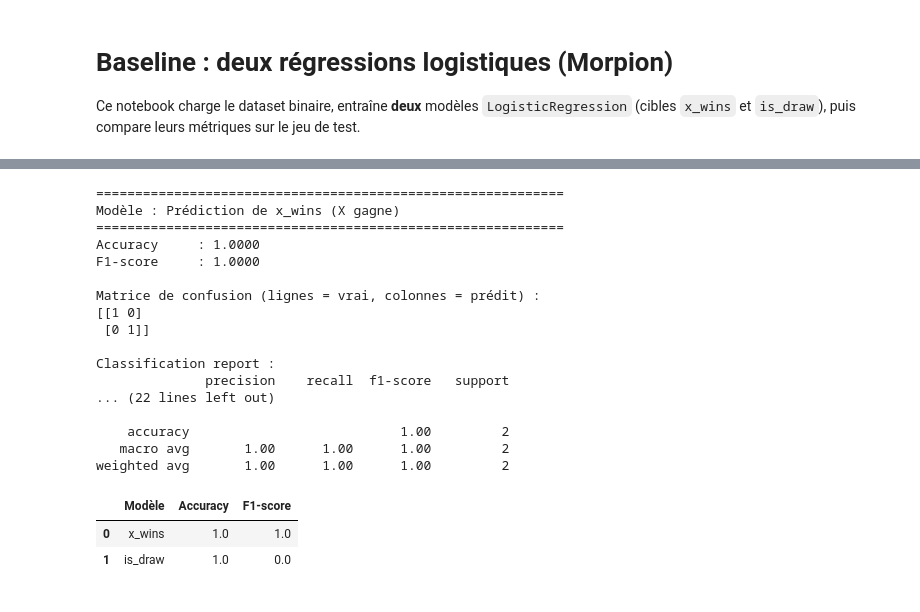
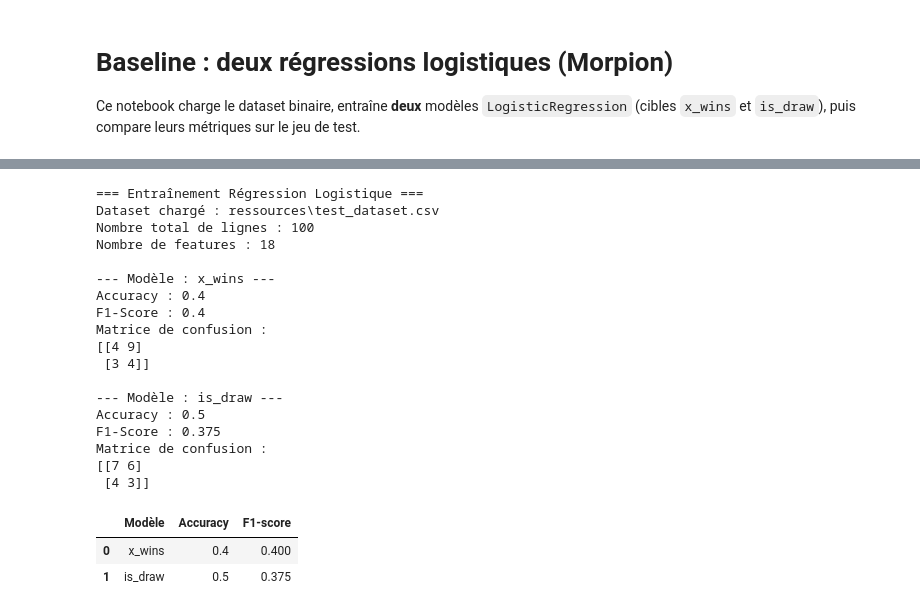
Before and after one commit to FetraFex/ml-examen, a Jupyter notebook: baseline_logistic_regression.ipynb, the cells around one changed output, grey strips where cells are left out. Drawn from its saved outputs; the diff is of its cells as text; code cells hidden in the pictures.

```diff
--- a/baseline_logistic_regression.ipynb
+++ b/baseline_logistic_regression.ipynb
@@ -81,7 +75,8 @@ def evaluate_binary_classifier(y_true, y_pred, model_name: str) -> None:
 # ---------------------------------------------------------------------------
 # 1) Chargement du dataset
 # ---------------------------------------------------------------------------
-df = load_dataset(DATA_PATH)
-print(f"Forme du dataset : {df.shape[0]} lignes, {df.shape[1]} colonnes")
+df, dataset_path = load_dataset()
+print(f"Dataset chargé : {dataset_path}")
+print(f"Nombre total de lignes : {len(df)}")
 df.head()
 # %% [output]
@@ -96,4 +92,10 @@ Forme du dataset : 10 lignes, 20 colonnes
 # ---------------------------------------------------------------------------
 # 2) Séparation features / cibles
 # ---------------------------------------------------------------------------
-X, y_xwins, y_draw = split_features_and_targets(df)
+X = df[FEATURE_COLS]
+
+y_x_wins = df[TARGET_X_WINS]
+y_is_draw = df[TARGET_IS_DRAW]
+
+print(f"Nombre de features : {X.shape[1]}")
+print("Colonnes cibles :", [TARGET_X_WINS, TARGET_IS_DRAW])
@@ -129,5 +127,8 @@ Train : 8 échantillons | Test : 2 échantillons
 # ---------------------------------------------------------------------------
 # 4) Entraînement : deux LogisticRegression indépendantes
 # ---------------------------------------------------------------------------
-model_xwins = train_logistic_regression(X_train, y_xwins_train, random_state=RANDOM_STATE)
-model_draw = train_logistic_regression(X_train, y_draw_train, random_state=RANDOM_STATE)
+model_x_wins = LogisticRegression(max_iter=1000)
+model_is_draw = LogisticRegression(max_iter=1000)
+
+model_x_wins.fit(X_train, y_x_train)
+model_is_draw.fit(X_train, y_draw_train)
@@ -135,52 +138,58 @@ model_draw = train_logistic_regression(X_train, y_draw_train, random_state=RANDO
 # ---------------------------------------------------------------------------
 # 5) Prédictions sur le jeu de test
 # ---------------------------------------------------------------------------
-y_xwins_pred = model_xwins.predict(X_test)
-y_draw_pred = model_draw.predict(X_test)
+pred_x_wins = model_x_wins.predict(X_test)
+pred_is_draw = model_is_draw.predict(X_test)
 # %%
 # ---------------------------------------------------------------------------
 # 6) Évaluation et comparaison des deux modèles
 # ---------------------------------------------------------------------------
-evaluate_binary_classifier(y_xwins_test, y_xwins_pred, "Prédiction de x_wins (X gagne)")
+print("=== Entraînement Régression Logistique ===")
+print(f"Dataset chargé : {dataset_path}")
+print(f"Nombre total de lignes : {len(df)}")
+print(f"Nombre de features : {X.shape[1]}\n")
+
+evaluate_binary_classifier(y_x_test, pred_x_wins, "x_wins")
 print()
-evaluate_binary_classifier(y_draw_test, y_draw_pred, "Prédiction de is_draw (match nul)")
+evaluate_binary_classifier(y_draw_test, pred_is_draw, "is_draw")
 # %% [output]
-============================================================
-Modèle : Prédiction de x_wins (X gagne)
-============================================================
-Accuracy     : 1.0000
-F1-score     : 1.0000
+=== Entraînement Régression Logistique ===
+Dataset chargé : ressources\test_dataset.csv
+Nombre total de lignes : 100
+Nombre de features : 18
 
-Matrice de confusion (lignes = vrai, colonnes = prédit) :
-[[1 0]
- [0 1]]
+--- Modèle : x_wins ---
+Accuracy : 0.4
+F1-Score : 0.4
+Matrice de confusion :
+[[4 9]
+ [3 4]]
 
-Classification report :
-              precision    recall  f1-score   support
-... (22 lines left out)
-
-    accuracy                           1.00         2
-   macro avg       1.00      1.00      1.00         2
-weighted avg       1.00      1.00      1.00         2
+--- Modèle : is_draw ---
+Accuracy : 0.5
+F1-Score : 0.375
+Matrice de confusion :
+[[7 6]
+ [4 3]]
 # %%
 # ---------------------------------------------------------------------------
 # Résumé comparatif (tableau)
 # ---------------------------------------------------------------------------
 summary = pd.DataFrame(
     {
         "Modèle": ["x_wins", "is_draw"],
         "Accuracy": [
-            accuracy_score(y_xwins_test, y_xwins_pred),
-            accuracy_score(y_draw_test, y_draw_pred),
+            accuracy_score(y_x_test, pred_x_wins),
+            accuracy_score(y_draw_test, pred_is_draw),
         ],
         "F1-score": [
-            f1_score(y_xwins_test, y_xwins_pred, zero_division=0),
-            f1_score(y_draw_test, y_draw_pred, zero_division=0),
+            f1_score(y_x_test, pred_x_wins, zero_division=0),
+            f1_score(y_draw_test, pred_is_draw, zero_division=0),
         ],
     }
 )
 summary
 # %% [output]
 |  | Modèle | Accuracy | F1-score |
-| 0 | x_wins | 1.0 | 1.0 |
-| 1 | is_draw | 1.0 | 0.0 |
+| 0 | x_wins | 0.4 | 0.400 |
+| 1 | is_draw | 0.5 | 0.375 |
```
Also changed, not shown: parts of 9 cells of this notebook.
